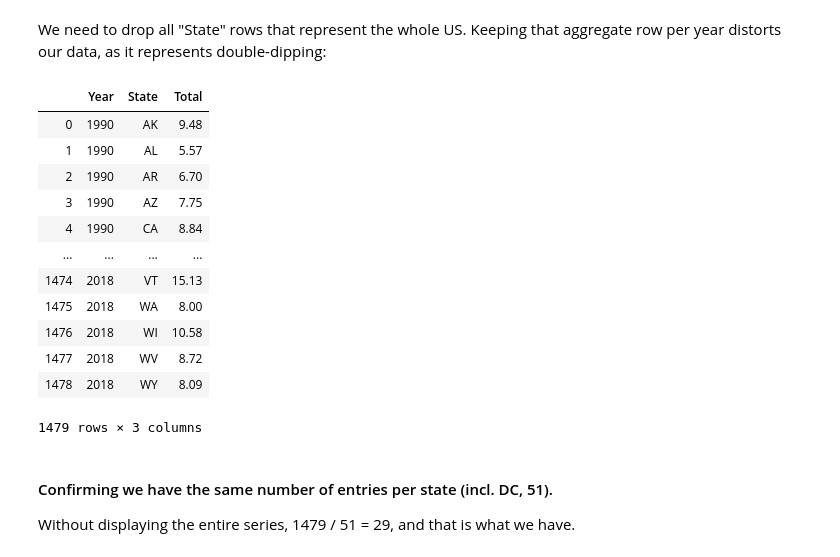
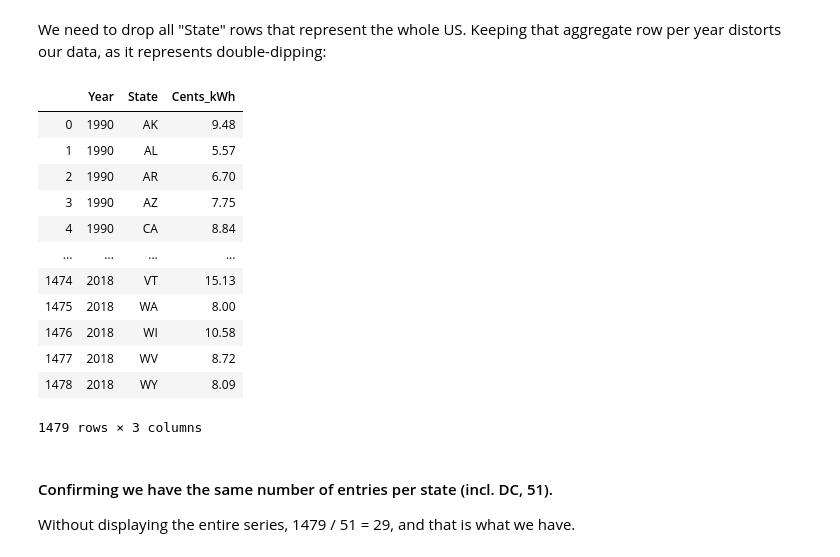
Before and after one commit to asternick/dsi9-capstone, a Jupyter notebook: electricity_rates.ipynb, the cells around one changed output. Drawn from its saved outputs; the diff is of its cells as text; code cells hidden in the pictures.

```diff
--- a/electricity_rates.ipynb
+++ b/electricity_rates.ipynb
@@ -78,12 +82,12 @@ dtype: int64
 # %% [markdown]
 From "Industrial Sector Category, what we're interested in is "Total Electric Industry" so we'll drop the rows which represent the categories, which are merely constituents of the total. And we'll sort by year and state, and reset the index.
 # %%
-dfp = dfp[dfp['Industry Sector Category'] == "Total Electric Industry"]
+dfr = dfr[dfr['Industry Sector Category'] == "Total Electric Industry"]
 # %% [markdown]
 We do not need the "Industry Sector Category" column now, as that column only has "Total Electric Industry" and no longer has any useful information.
 # %%
-dfp.drop(axis = 1, columns = ["Industry Sector Category"], inplace = True)
+dfr.drop(axis = 1, columns = ["Industry Sector Category"], inplace = True)
 # %%
-dfp.sort_values(by = ['Year', 'State'], inplace = True)
+dfr.sort_values(by = ['Year', 'State'], inplace = True)
 # %% [markdown]
 We need to drop all "State" rows that represent the whole US. Keeping that aggregate row per year distorts our data, as it represents double-dipping:
@@ -92,7 +94,9 @@ dfp = dfp[dfp["State"] != "US"]
+# %%
+dfr = dfr[dfr["State"] != "US"]
 # %%
-dfp.reset_index(drop = True)
+dfr.reset_index(drop = True)
 # %% [output]
-|  | Year | State | Total |
+|  | Year | State | Cents_kWh |
 | 0 | 1990 | AK | 9.48 |
 | 1 | 1990 | AL | 5.57 |
 | 2 | 1990 | AR | 6.70 |
```
Also changed, not shown: parts of 27 cells of this notebook, 8 other files.
